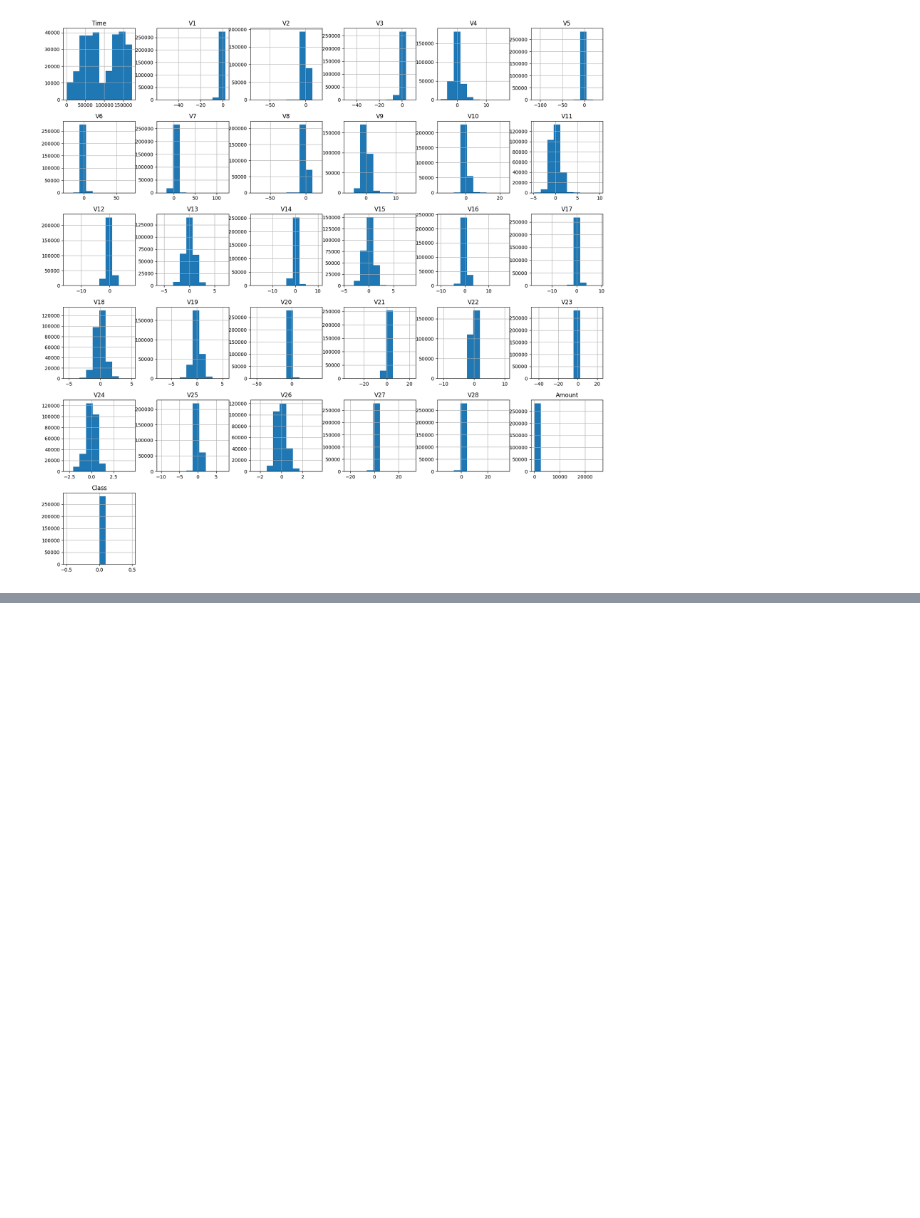
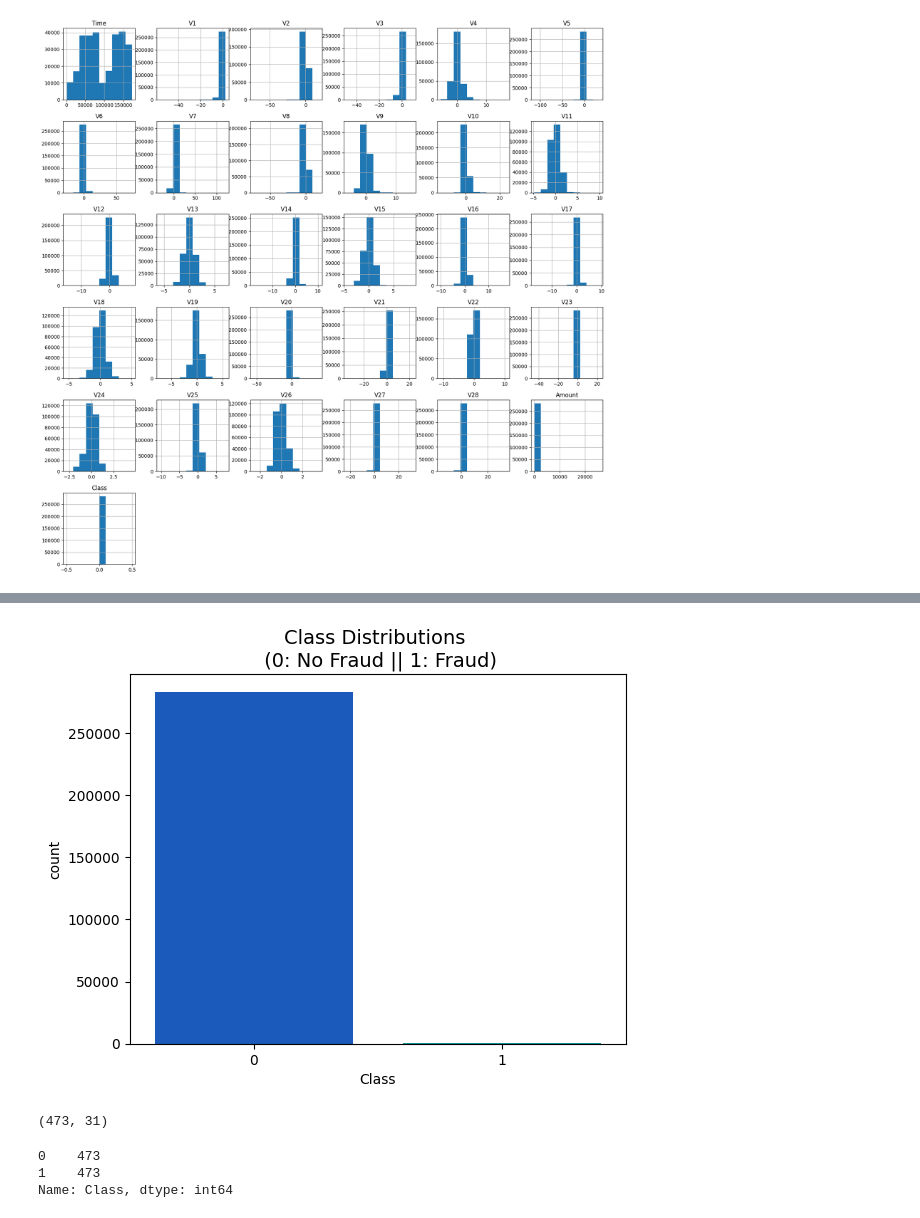
Before and after one commit to Geo-y20/Fraud-Detection, a Jupyter notebook: Fraud.ipynb, the cells around one changed output, grey strips where cells are left out. Cells and saved outputs as stored; diff of their text form; code cells hidden in the pictures; blank space fills up the shorter version.

```diff
--- a/Fraud.ipynb
+++ b/Fraud.ipynb
@@ -150,0 +162,21 @@ plt.show()
+# %%
+#countplot to visualize the count into graph
+sns.countplot(x='Class', data=df, palette='winter')
+plt.title('Class Distributions \n (0: No Fraud || 1: Fraud)', fontsize=14)
+plt.show()
+# %% [output]
+[figure, added]
+# %%
+#random sampling
+Under_sample = actual.sample(n=473)
+Under_sample.shape
+# %% [output]
+(473, 31)
+# %%
+#add two data together by  using Concatenate function
+new_df = pd.concat([Under_sample,fraud], axis = 0)
+new_df['Class'].value_counts()
+# %% [output]
+0    473
+1    473
+Name: Class, dtype: int64
```
Also changed, not shown: parts of 14 cells of this notebook.
